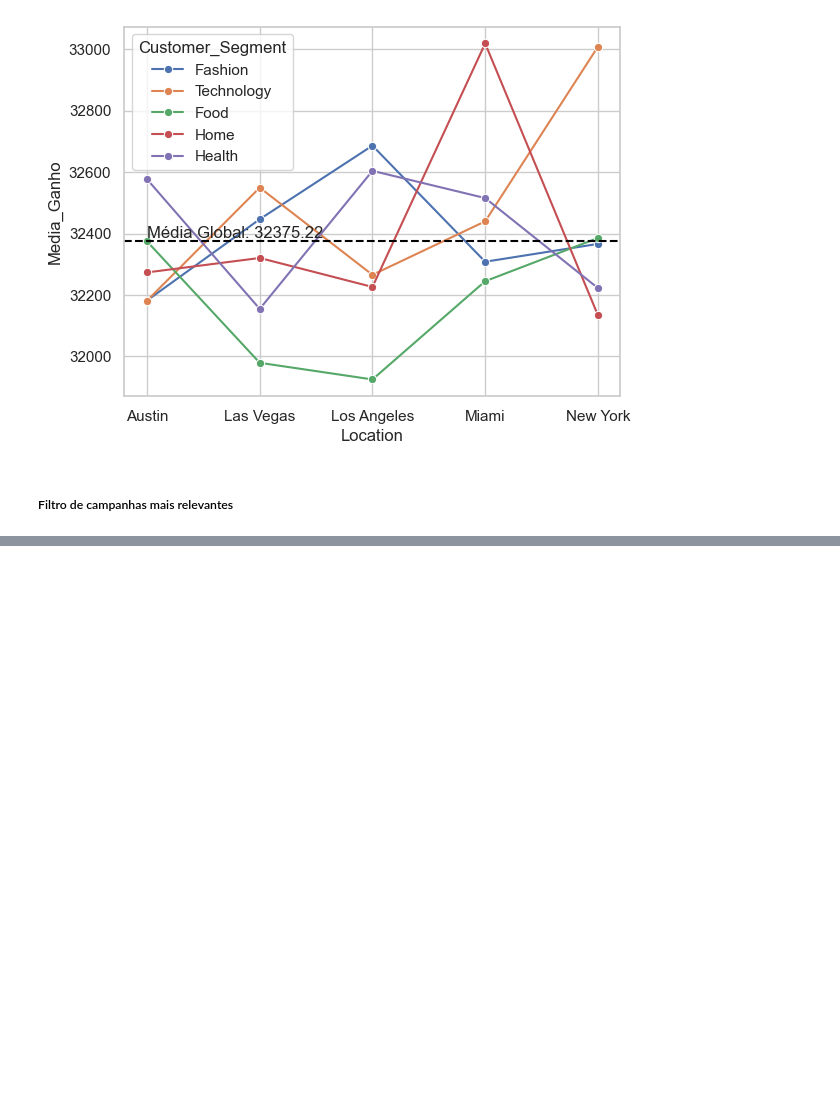
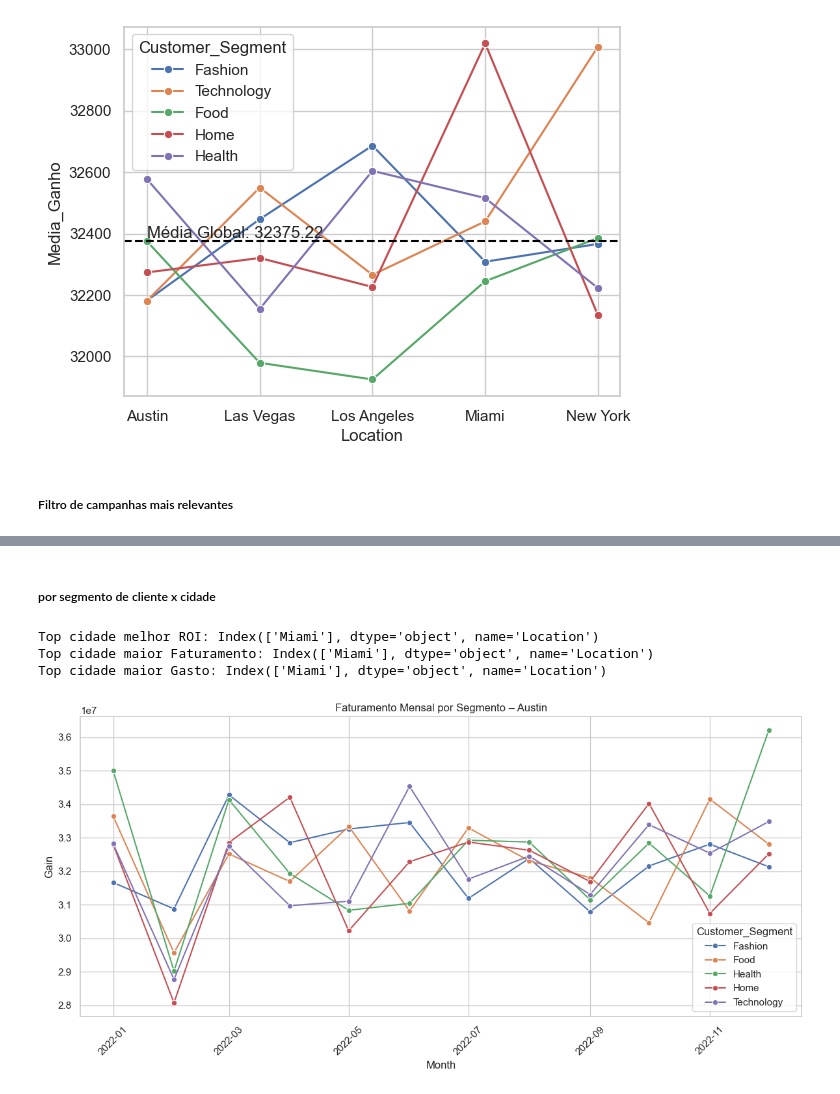
Before and after one commit to Draky-Rollgard/Consumo_propagandas, a Jupyter notebook: notebooks/Graficos.ipynb, the cells around one changed output, grey strips where cells are left out. Cells and saved outputs as stored; diff of their text form; code cells hidden in the pictures; blank space fills up the shorter version.

```diff
--- a/notebooks/Graficos.ipynb
+++ b/notebooks/Graficos.ipynb
@@ -656,0 +712,54 @@ Age_Max           0.022900     0.019964          0.087144  0.407472  1.000000
+# %% [markdown]
+##### por segmento de cliente x cidade
+# %%
+df["Month"] = df["Date"].dt.to_period("M").dt.to_timestamp()
+
+faturamento_cidade_segmento = (
+    df.groupby(["Location", "Customer_Segment", "Month"])["Gain"]
+    .sum()
+    .reset_index()
+)
+# %%
+top_fat_cidade = (
+    df.groupby("Location")["Gain"]
+    .sum()
+    .nlargest(1)
+    .index
+)
+top_ROI_cidade = (
+    df.groupby("Location")["ROI"]
+    .sum()
+    .nlargest(1)
+    .index
+)
+top_cost_cidade = (
+    df.groupby("Location")["Acquisition_Cost"]
+    .sum()
+    .nlargest(1)
+    .index
+)
+print("Top cidade melhor ROI:",top_ROI_cidade)
+print("Top cidade maior Faturamento:",top_fat_cidade)
+print("Top cidade maior Gasto:",top_cost_cidade)
+# %% [output]
+Top cidade melhor ROI: Index(['Miami'], dtype='object', name='Location')
+Top cidade maior Faturamento: Index(['Miami'], dtype='object', name='Location')
+Top cidade maior Gasto: Index(['Miami'], dtype='object', name='Location')
+# %%
+cidade = "Austin"
+dados_city = faturamento_cidade_segmento[faturamento_cidade_segmento["Location"] == cidade]
+
+plt.figure(figsize=(12,6))
+sns.lineplot(
+    data=dados_city,
+    x="Month",
+    y="Gain",
+    hue="Customer_Segment",
+    marker="o"
+)
+plt.title(f"Faturamento Mensal por Segmento – {cidade}")
+plt.xticks(rotation=45)
+plt.tight_layout()
+plt.show()
+# %% [output]
+[figure, added]
```
Also changed, not shown: parts of 22 cells of this notebook, 7 other files.
